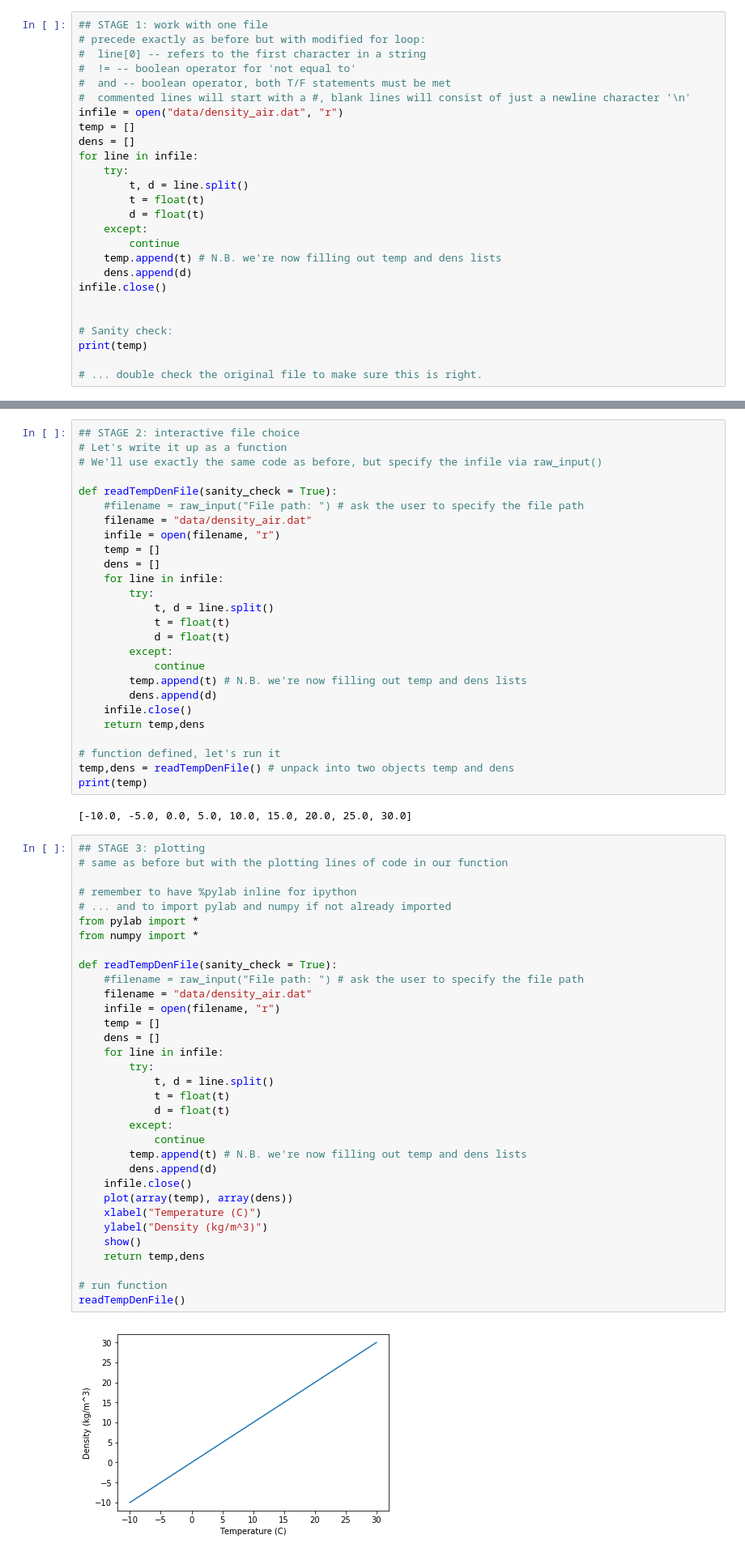
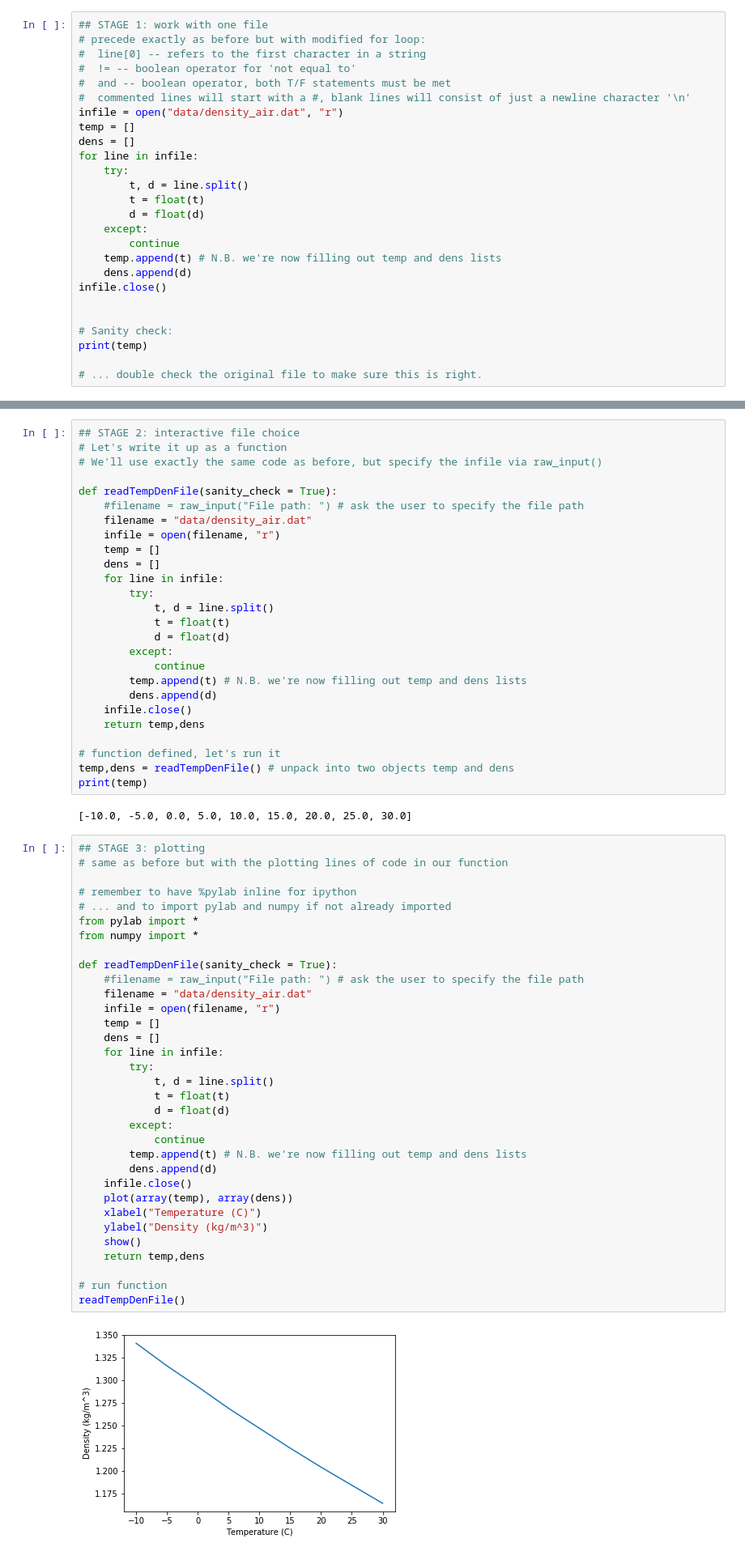
Before and after one commit to ggorman/Introduction-to-programming-for-geoscientists, a Jupyter notebook: notebook/Lecture-6-Introduction-to-programming-for-geoscientists-Solutions.ipynb, the cells around one changed output, grey strips where cells are left out. Shown at 81% size. Drawn from its saved outputs; the diff is of its cells as text.

```diff
--- a/notebook/Lecture-6-Introduction-to-programming-for-geoscientists-Solutions.ipynb
+++ b/notebook/Lecture-6-Introduction-to-programming-for-geoscientists-Solutions.ipynb
@@ -92,7 +92,7 @@ for line in infile:
     try:
         t, d = line.split()
         t = float(t)
-        d = float(t)
+        d = float(d)
     except:
         continue
     temp.append(t) # N.B. we're now filling out temp and dens lists
@@ -121,7 +121,7 @@ def readTempDenFile(sanity_check = True):
         try:
             t, d = line.split()
             t = float(t)
-            d = float(t)
+            d = float(d)
         except:
             continue
         temp.append(t) # N.B. we're now filling out temp and dens lists
@@ -140,33 +140,33 @@ print(temp)
 
 # remember to have %pylab inline for ipython
 # ... and to import pylab and numpy if not already imported
 from pylab import *
 from numpy import *
 
 def readTempDenFile(sanity_check = True):
     #filename = raw_input("File path: ") # ask the user to specify the file path
     filename = "data/density_air.dat"
     infile = open(filename, "r")
     temp = []
     dens = []
     for line in infile:
         try:
             t, d = line.split()
             t = float(t)
-            d = float(t)
+            d = float(d)
         except:
             continue
         temp.append(t) # N.B. we're now filling out temp and dens lists
         dens.append(d)
     infile.close()
     plot(array(temp), array(dens))
     xlabel("Temperature (C)")
     ylabel("Density (kg/m^3)")
     show()
     return temp,dens
 
 # run function
 readTempDenFile()
 # %% [output]
-[figure, old version]
+[figure, new version]
 ([-10.0, -5.0, 0.0, 5.0, 10.0, 15.0, 20.0, 25.0, 30.0],
```
Also changed, not shown: parts of 3 cells of this notebook, 1 other file.
